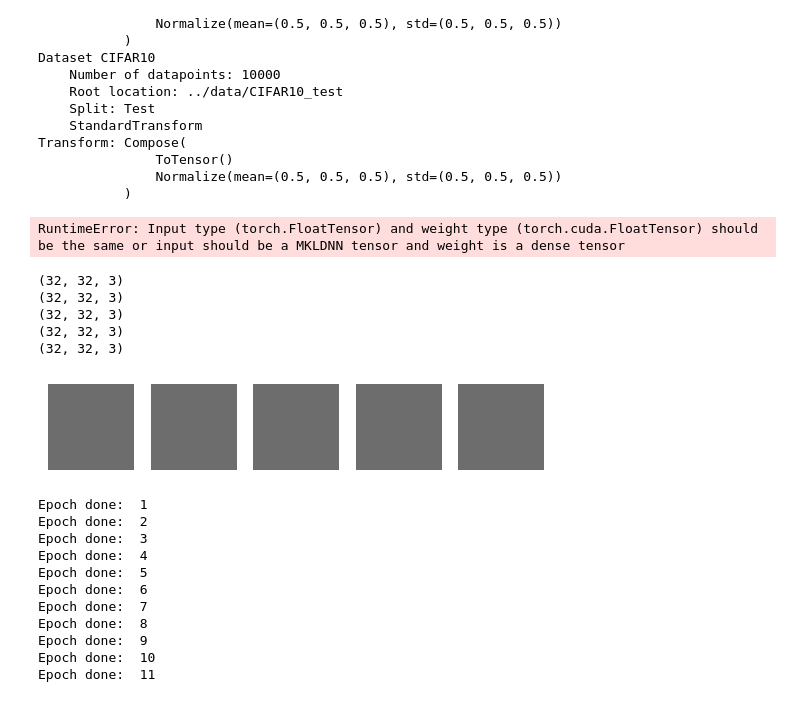
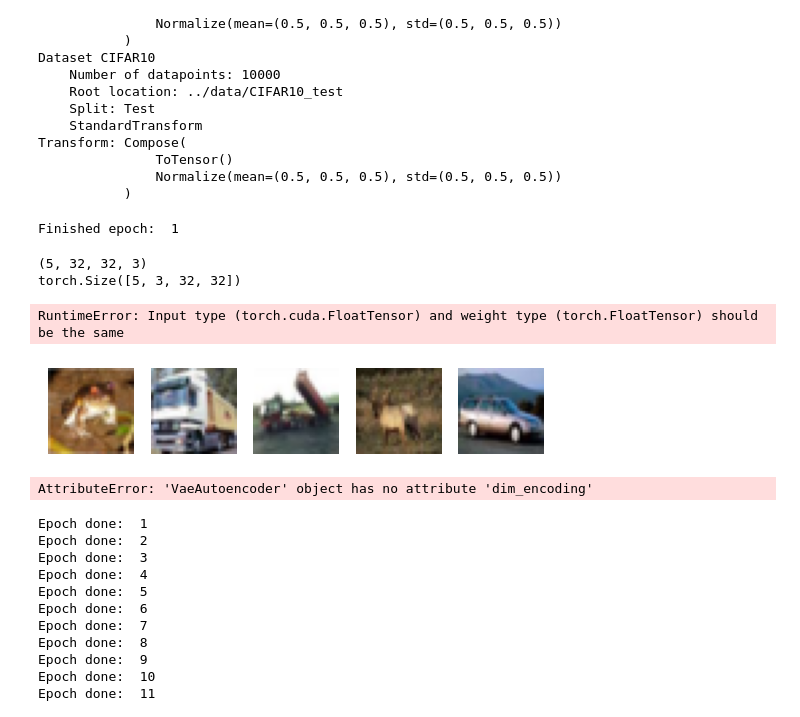
Before and after one commit to alexojica/research-project-experiments, a Jupyter notebook: src/jupyter_notebook/cifar_classifier.ipynb, the cells around one changed output. Drawn from its saved outputs; the diff is of its cells as text; code cells hidden in the pictures.

```diff
--- a/src/jupyter_notebook/cifar_classifier.ipynb
+++ b/src/jupyter_notebook/cifar_classifier.ipynb
@@ -45,26 +45,34 @@ Transform: Compose(
            )
 # %%
 # Train VAE
-vae = VaeAutoencoderClassifier(dim_encoding=62).to(device)
+vae = VaeAutoencoder(dim_encoding=100).to(device)
 
-vae_classifier_model, vae_loss_li = vae.train_model(
+vae_model, vae_loss_li, kl_loss_li = vae.train_model(
     training_data=training_data,
     batch_size=32,
     beta=1,
     epochs=1
 )
 # %% [output]
-RuntimeError: Input type (torch.FloatTensor) and weight type (torch.cuda.FloatTensor) should be the same or input should be a MKLDNN tensor and weight is a dense tensor
+Finished epoch:  1
 # %%
-# plot generated data
-image_tensor = vae.generate_data(n_samples=5)
-plot_cifar_image(image_tensor.cpu().detach().numpy())
+# check output
+samples = training_data.data[:5]
+print(samples.shape)
+plot_cifar_image(samples)
+
+
+samples = tensor(samples).to(device).to(float32)
+samples = samples.permute(0, 3, 1, 2)
+print(samples.shape)
+
+_, _, generated_figures = vae(samples)
+print(generated_figures.shape)
+plot_cifar_image(generated_figures)
 # %% [output]
-(32, 32, 3)
-(32, 32, 3)
-(32, 32, 3)
-(32, 32, 3)
-(32, 32, 3)
+(5, 32, 32, 3)
+torch.Size([5, 3, 32, 32])
+RuntimeError: Input type (torch.cuda.FloatTensor) and weight type (torch.FloatTensor) should be the same
-[figure, old version]
+[figure, new version]
 # %%
 # move tensors to cpu before converting to np array
@@ -90,16 +88,15 @@ for output in kl_loss_li:
         np_kl_loss_li.append(output.cpu().detach().numpy())
 # %%
 # plot results
-plot_vae_classifier_training_result(
+plot_vae_training_result(
     input=input,
     labels=labels,
-    vae_model_classifier=vae_classifier_model,
+    vae_model=vae_model,
     vae_loss_li=np_vae_loss_li,
-    total_losses=total_losses,
-    classifier_accuracy_li=np_classifier_accuracy_li,
-    classifier_loss_li=np_classifier_loss_li,
     kl_loss_li=np_kl_loss_li
 )
+# %% [output]
+AttributeError: 'VaeAutoencoder' object has no attribute 'dim_encoding'
 # %%
 # train classifier for performance evaluation
 classifier = CIFAR10Classifier()
```
Also changed, not shown: parts of 2 cells of this notebook, 1 other file.
